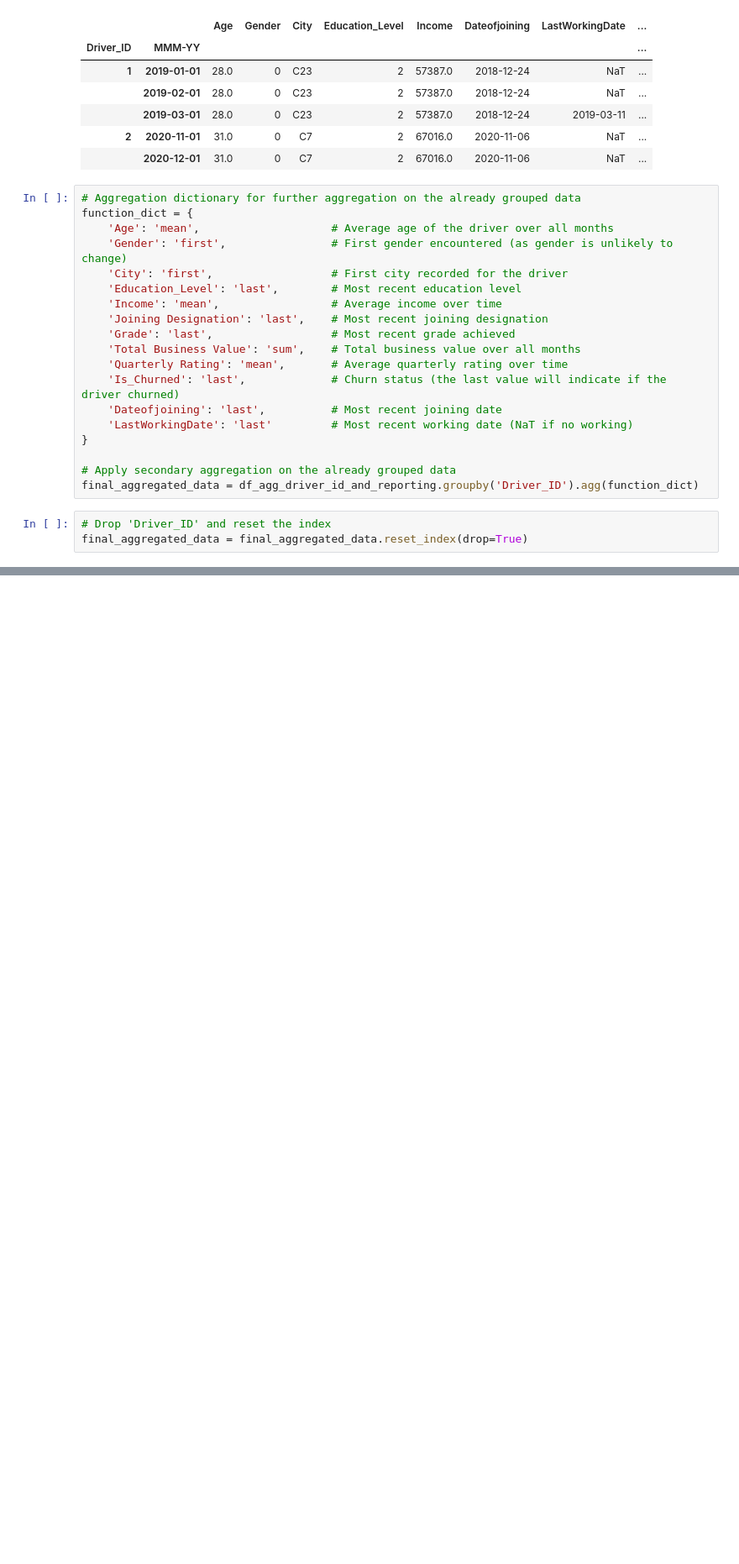
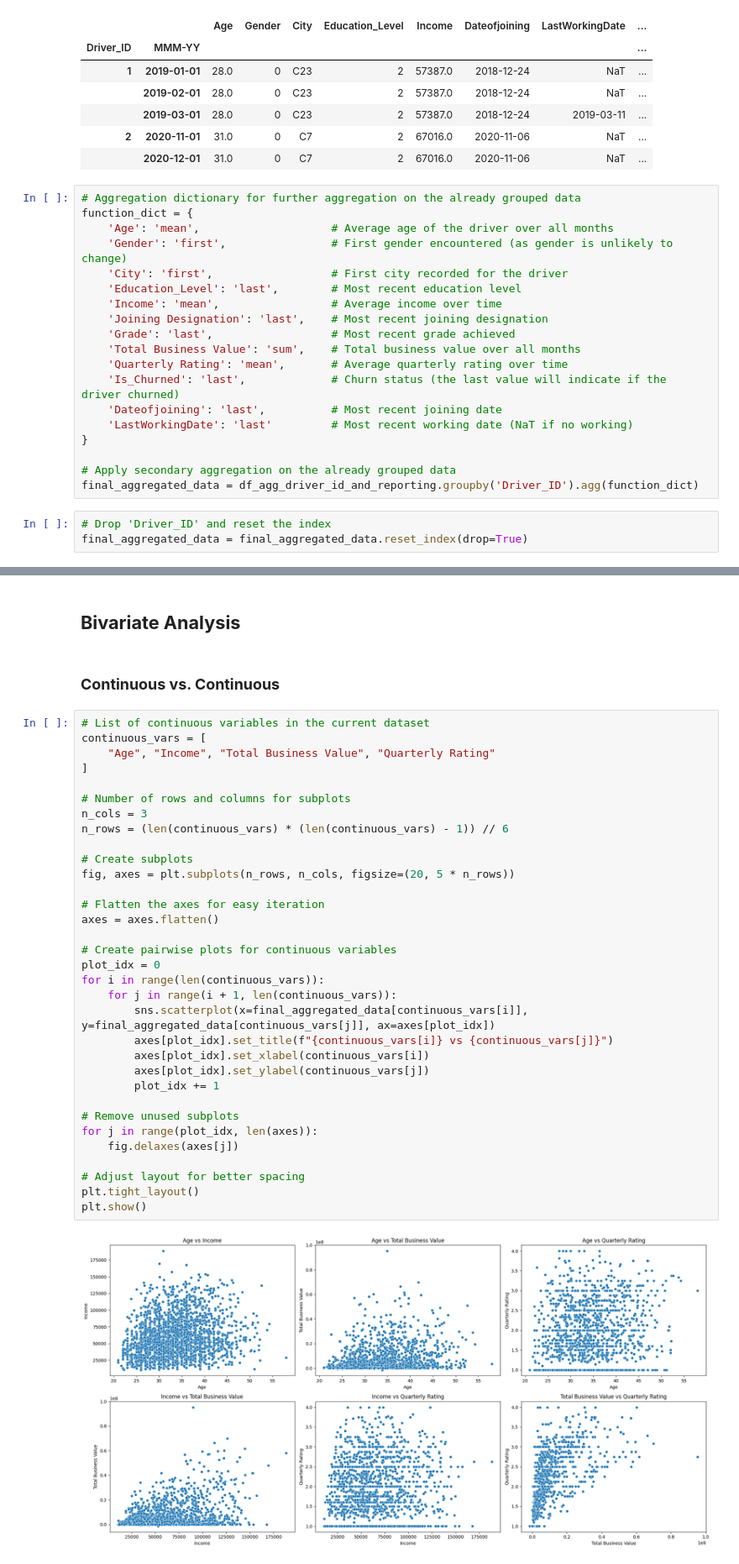
Before and after one commit to piyush1856/Business-Case-OLA-Ensemble-Learning, a Jupyter notebook: Business_Case_OLA_Ensemble_Learning.ipynb, the cells around one changed output, grey strips where cells are left out. Shown at 84% size. Drawn from its saved outputs; the diff is of its cells as text; blank space fills up the shorter version.

```diff
--- a/Business_Case_OLA_Ensemble_Learning.ipynb
+++ b/Business_Case_OLA_Ensemble_Learning.ipynb
@@ -377,0 +491,39 @@ final_aggregated_data.head()
+# %% [markdown]
+## **Bivariate Analysis**
+# %% [markdown]
+### **Continuous vs. Continuous**
+# %%
+# List of continuous variables in the current dataset
+continuous_vars = [
+    "Age", "Income", "Total Business Value", "Quarterly Rating"
+]
+
+# Number of rows and columns for subplots
+n_cols = 3
+n_rows = (len(continuous_vars) * (len(continuous_vars) - 1)) // 6
+
+# Create subplots
+fig, axes = plt.subplots(n_rows, n_cols, figsize=(20, 5 * n_rows))
+
+# Flatten the axes for easy iteration
+axes = axes.flatten()
+
+# Create pairwise plots for continuous variables
+plot_idx = 0
+for i in range(len(continuous_vars)):
+    for j in range(i + 1, len(continuous_vars)):
+        sns.scatterplot(x=final_aggregated_data[continuous_vars[i]], y=final_aggregated_data[continuous_vars[j]], ax=axes[plot_idx])
+        axes[plot_idx].set_title(f"{continuous_vars[i]} vs {continuous_vars[j]}")
+        axes[plot_idx].set_xlabel(continuous_vars[i])
+        axes[plot_idx].set_ylabel(continuous_vars[j])
+        plot_idx += 1
+
+# Remove unused subplots
+for j in range(plot_idx, len(axes)):
+    fig.delaxes(axes[j])
+
+# Adjust layout for better spacing
+plt.tight_layout()
+plt.show()
+# %% [output]
+[figure, added]
```
Also changed, not shown: parts of 23 cells of this notebook.
